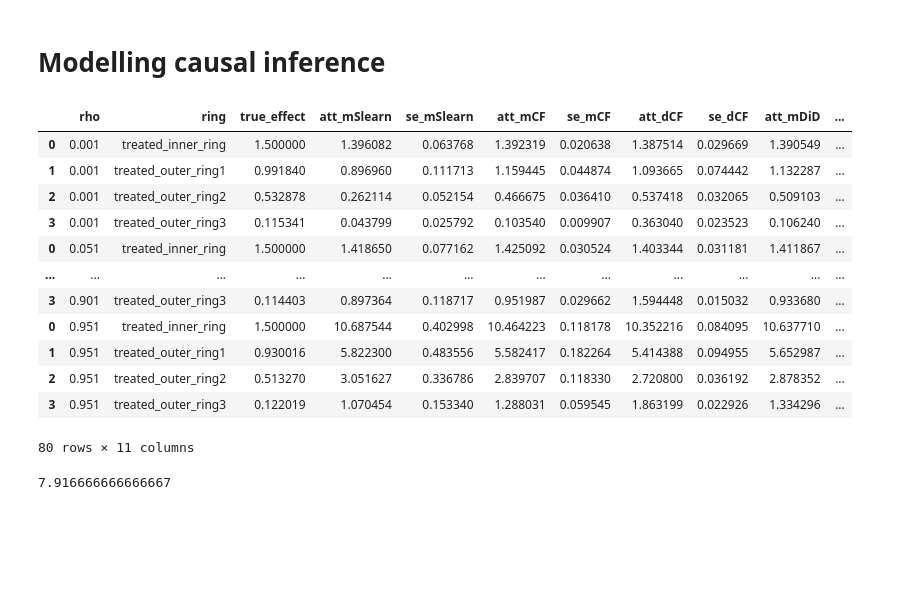
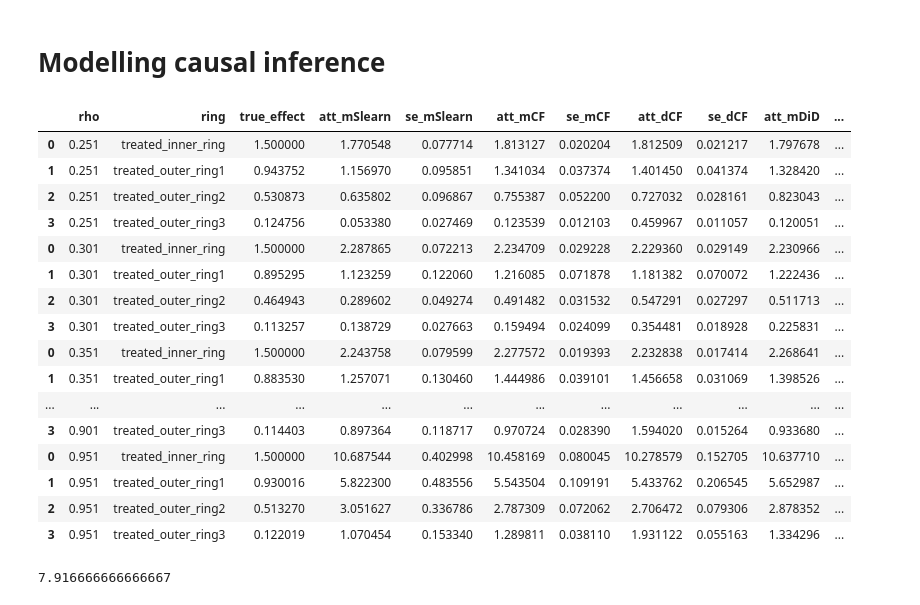
Before and after one commit to Andrew10MAIN/causal_ML_with_spilovers_of_treatment, a Jupyter notebook: 04_testing_models_on_simulated_data/testing_models_on_simulated_data_multiple_df.ipynb, the cells around one changed output. Drawn from its saved outputs; the diff is of its cells as text; code cells hidden in the pictures; blank space fills up the shorter version.

```diff
--- a/04_testing_models_on_simulated_data/testing_models_on_simulated_data_multiple_df.ipynb
+++ b/04_testing_models_on_simulated_data/testing_models_on_simulated_data_multiple_df.ipynb
@@ -104,7 +104,21 @@ replacing_dict_odr_ring = {'T':'treated_inner_ring',
                                                                           }
 # %%
 list_of_output_dfs = []
-for i in dict_of_gdfs.keys():
+for i in  [      'gdf_rho_0_251_nspred',
+                'gdf_rho_0_301_nspred',
+                'gdf_rho_0_351_nspred',
+                'gdf_rho_0_401_nspred',
+                'gdf_rho_0_451_nspred',
+                'gdf_rho_0_501_nspred',
+                'gdf_rho_0_551_nspred',
+                'gdf_rho_0_601_nspred',
+                'gdf_rho_0_651_nspred',
+                'gdf_rho_0_701_nspred',
+                'gdf_rho_0_751_nspred',
+                'gdf_rho_0_801_nspred',
+                'gdf_rho_0_851_nspred',
+                'gdf_rho_0_901_nspred',
+                'gdf_rho_0_951_nspred']:#dict_of_gdfs.keys():
 
     # =========================================================
     # 0. Data preparation
@@ -252,45 +266,49 @@ for i in dict_of_gdfs.keys():
     coef_df_did = pd.DataFrame({
         "ring": results_did.params.index,
         "att_mDiD": results_did.params.values,
         "se_mDiD": results_did.bse.values
     })
 
     coef_df_did = coef_df_did[coef_df_did['ring'].isin(['T',
                                                                 'ODR_1', 'ODR_2',
                                                                 'ODR_3',
                                                                 ])].copy()
     coef_df_did['ring'] = coef_df_did['ring'].replace(replacing_dict_odr_ring)
 
     df_multi_effect_temp = df_multi_effect_pre3.merge(coef_df_did, on = 'ring', how= 'left')
     df_multi_effect_temp['rho'] = i[8:13]
     df_multi_effect_temp = df_multi_effect_temp[['rho', 'ring',
             'true_effect',
             'att_mSlearn',
             'se_mSlearn',
             'att_mCF',
             'se_mCF',
             'att_dCF',
             'se_dCF',
             'att_mDiD',
             'se_mDiD']]
     list_of_output_dfs.append(df_multi_effect_temp)
 df_results = pd.concat(list_of_output_dfs)
 df_results['rho'] = df_results['rho'].str[2:].astype(float)/1000
 df_results
 # %% [output]
 |  | rho | ring | true_effect | att_mSlearn | se_mSlearn | att_mCF | se_mCF | att_dCF | se_dCF | att_mDiD | ... |
-| 0 | 0.001 | treated_inner_ring | 1.500000 | 1.396082 | 0.063768 | 1.392319 | 0.020638 | 1.387514 | 0.029669 | 1.390549 | ... |
-| 1 | 0.001 | treated_outer_ring1 | 0.991840 | 0.896960 | 0.111713 | 1.159445 | 0.044874 | 1.093665 | 0.074442 | 1.132287 | ... |
-| 2 | 0.001 | treated_outer_ring2 | 0.532878 | 0.262114 | 0.052154 | 0.466675 | 0.036410 | 0.537418 | 0.032065 | 0.509103 | ... |
-| 3 | 0.001 | treated_outer_ring3 | 0.115341 | 0.043799 | 0.025792 | 0.103540 | 0.009907 | 0.363040 | 0.023523 | 0.106240 | ... |
-| 0 | 0.051 | treated_inner_ring | 1.500000 | 1.418650 | 0.077162 | 1.425092 | 0.030524 | 1.403344 | 0.031181 | 1.411867 | ... |
+| 0 | 0.251 | treated_inner_ring | 1.500000 | 1.770548 | 0.077714 | 1.813127 | 0.020204 | 1.812509 | 0.021217 | 1.797678 | ... |
+| 1 | 0.251 | treated_outer_ring1 | 0.943752 | 1.156970 | 0.095851 | 1.341034 | 0.037374 | 1.401450 | 0.041374 | 1.328420 | ... |
+| 2 | 0.251 | treated_outer_ring2 | 0.530873 | 0.635802 | 0.096867 | 0.755387 | 0.052200 | 0.727032 | 0.028161 | 0.823043 | ... |
+| 3 | 0.251 | treated_outer_ring3 | 0.124756 | 0.053380 | 0.027469 | 0.123539 | 0.012103 | 0.459967 | 0.011057 | 0.120051 | ... |
+| 0 | 0.301 | treated_inner_ring | 1.500000 | 2.287865 | 0.072213 | 2.234709 | 0.029228 | 2.229360 | 0.029149 | 2.230966 | ... |
+| 1 | 0.301 | treated_outer_ring1 | 0.895295 | 1.123259 | 0.122060 | 1.216085 | 0.071878 | 1.181382 | 0.070072 | 1.222436 | ... |
+| 2 | 0.301 | treated_outer_ring2 | 0.464943 | 0.289602 | 0.049274 | 0.491482 | 0.031532 | 0.547291 | 0.027297 | 0.511713 | ... |
+| 3 | 0.301 | treated_outer_ring3 | 0.113257 | 0.138729 | 0.027663 | 0.159494 | 0.024099 | 0.354481 | 0.018928 | 0.225831 | ... |
+| 0 | 0.351 | treated_inner_ring | 1.500000 | 2.243758 | 0.079599 | 2.277572 | 0.019393 | 2.232838 | 0.017414 | 2.268641 | ... |
+| 1 | 0.351 | treated_outer_ring1 | 0.883530 | 1.257071 | 0.130460 | 1.444986 | 0.039101 | 1.456658 | 0.031069 | 1.398526 | ... |
 | ... | ... | ... | ... | ... | ... | ... | ... | ... | ... | ... | ... |
-| 3 | 0.901 | treated_outer_ring3 | 0.114403 | 0.897364 | 0.118717 | 0.951987 | 0.029662 | 1.594448 | 0.015032 | 0.933680 | ... |
-| 0 | 0.951 | treated_inner_ring | 1.500000 | 10.687544 | 0.402998 | 10.464223 | 0.118178 | 10.352216 | 0.084095 | 10.637710 | ... |
-| 1 | 0.951 | treated_outer_ring1 | 0.930016 | 5.822300 | 0.483556 | 5.582417 | 0.182264 | 5.414388 | 0.094955 | 5.652987 | ... |
-| 2 | 0.951 | treated_outer_ring2 | 0.513270 | 3.051627 | 0.336786 | 2.839707 | 0.118330 | 2.720800 | 0.036192 | 2.878352 | ... |
-| 3 | 0.951 | treated_outer_ring3 | 0.122019 | 1.070454 | 0.153340 | 1.288031 | 0.059545 | 1.863199 | 0.022926 | 1.334296 | ... |
+| 3 | 0.901 | treated_outer_ring3 | 0.114403 | 0.897364 | 0.118717 | 0.970724 | 0.028390 | 1.594020 | 0.015264 | 0.933680 | ... |
+| 0 | 0.951 | treated_inner_ring | 1.500000 | 10.687544 | 0.402998 | 10.458169 | 0.080045 | 10.278579 | 0.152705 | 10.637710 | ... |
+| 1 | 0.951 | treated_outer_ring1 | 0.930016 | 5.822300 | 0.483556 | 5.543504 | 0.109191 | 5.433762 | 0.206545 | 5.652987 | ... |
+| 2 | 0.951 | treated_outer_ring2 | 0.513270 | 3.051627 | 0.336786 | 2.787309 | 0.072062 | 2.706472 | 0.079306 | 2.878352 | ... |
+| 3 | 0.951 | treated_outer_ring3 | 0.122019 | 1.070454 | 0.153340 | 1.289811 | 0.038110 | 1.931122 | 0.055163 | 1.334296 | ... |
-80 rows × 11 columns
 # %%
 9.5*50/60
 # %% [output]
```
Also changed, not shown: parts of 5 cells of this notebook, 5 other files.
